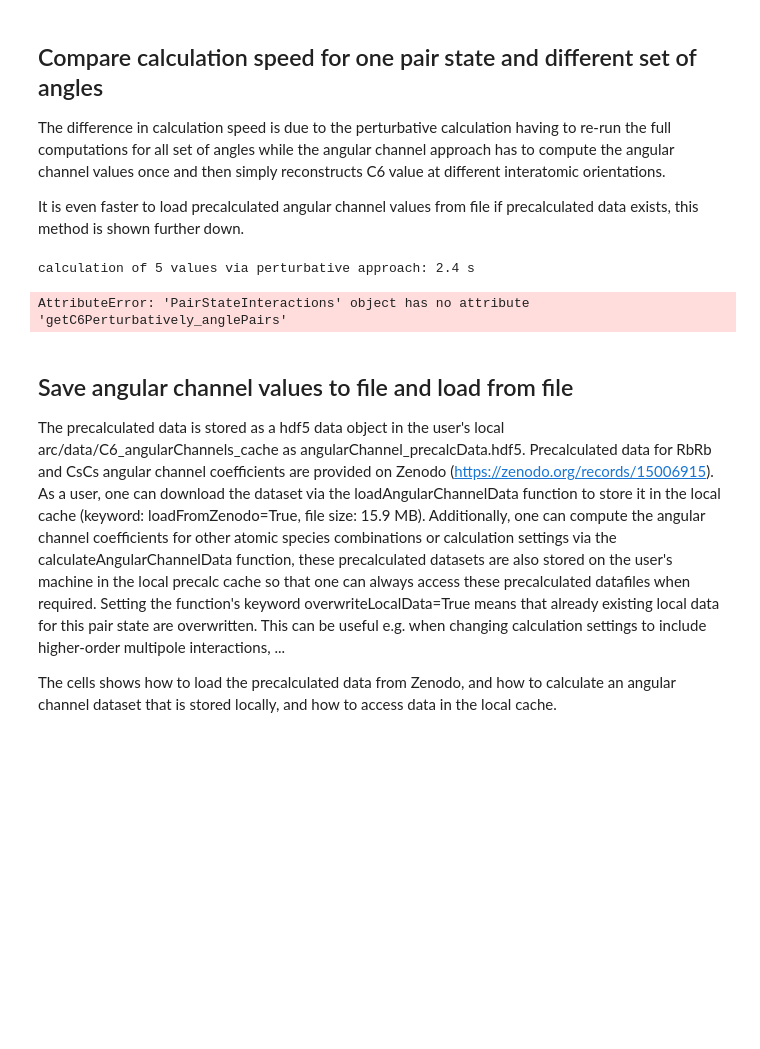
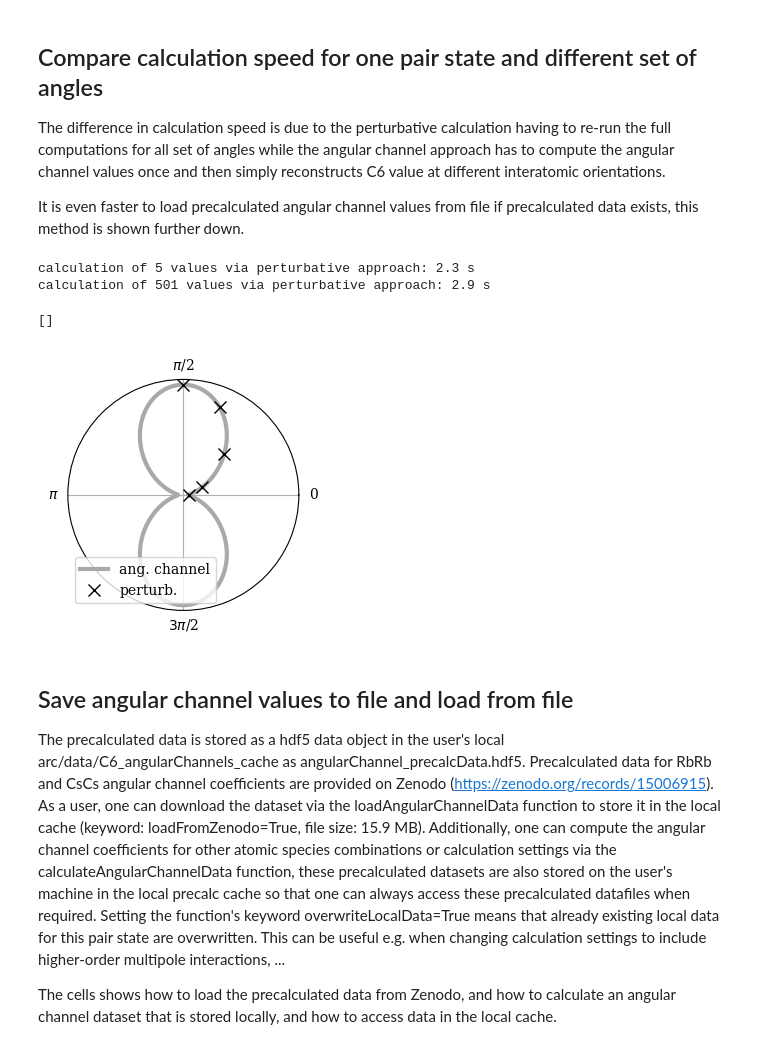
Before and after one commit to nikolasibalic/ARC-Alkali-Rydberg-Calculator, a Jupyter notebook: doc/ARC_angularChannels.ipynb, the cells around one changed output. Drawn from its saved outputs; the diff is of its cells as text; code cells hidden in the pictures; blank space fills up the shorter version.

```diff
--- a/doc/ARC_angularChannels.ipynb
+++ b/doc/ARC_angularChannels.ipynb
@@ -71,36 +71,38 @@ phi = 0
 times = []
 
 # initialise PairStateInteractions class instance
 calc = PairStateInteractions(atom, n, l, j, nn, ll, jj, m1=mj1, m2=mj2, interactionsUpTo=1)
 
 # perturbative calculation
 C6_pert = np.zeros_like(theta_pert)
 times.append(time())
 for i, theta in enumerate(theta_pert):
     C6_pert[i] = calc.getC6perturbatively(theta, phi, nrange, dE, degeneratePerturbation=False)
 times.append(time())
 print('calculation of {:.0f} values via perturbative approach: {:.1f} s'.format(len(theta_pert), times[1]-times[0]))
 
 # angular channel code
 times.append(time())
-C6_lj = calc.getC6Perturbatively_anglePairs([(theta, phi) for theta in theta_lj], nrange, dE, degeneratePerturbation=False, returnInteractionMatrix=False)[0]
+C6_lj = calc.getC6perturbatively_anglePairs([(theta, phi) for theta in theta_lj], nrange, dE, degeneratePerturbation=False, returnInteractionMatrix=False)[0]
 times.append(time())
 print('calculation of {:.0f} values via perturbative approach: {:.1f} s'.format(len(theta_lj), times[3]-times[2]))
 
 
 # plot
 fig = plt.figure(figsize=(3,3))
 ax = fig.add_subplot(1,1,1, projection='polar')
 
 # plot
 ax.plot(theta_lj, C6_lj, color='darkgray', linewidth=3, label='ang. channel')
 ax.plot(theta_pert, C6_pert, color='black', linestyle='none', marker='x', ms=9, label='perturb.')
 ax.legend(bbox_to_anchor=(0,0), loc=3)
 ax.set_xticks([0, np.pi/2, np.pi, 3*np.pi/2], ['0', r'$\pi$/2', r'$\pi$', r'$3\pi$/2'])
 ax.set_yticks([])
 # %% [output]
-calculation of 5 values via perturbative approach: 2.4 s
+calculation of 5 values via perturbative approach: 2.3 s
+calculation of 501 values via perturbative approach: 2.9 s
-AttributeError: 'PairStateInteractions' object has no attribute 'getC6Perturbatively_anglePairs'
+[]
+[figure, added]
 # %% [markdown]
 ## Save angular channel values to file and load from file
 
```
Also changed, not shown: parts of 3 cells of this notebook, 3 other files.
